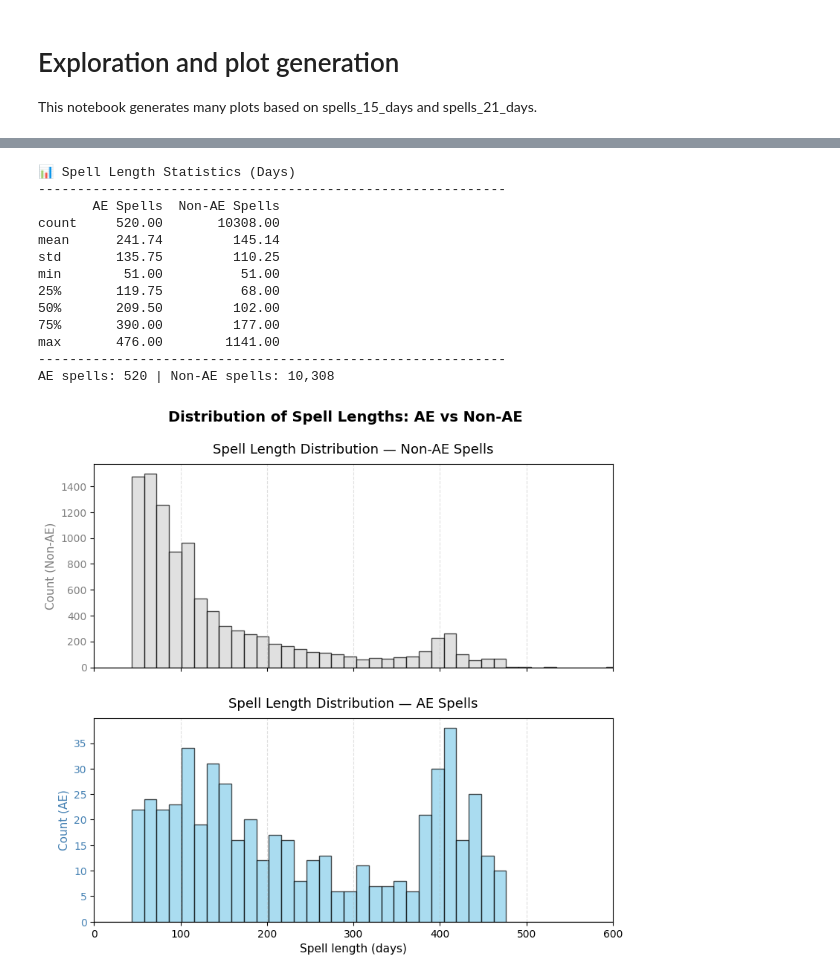
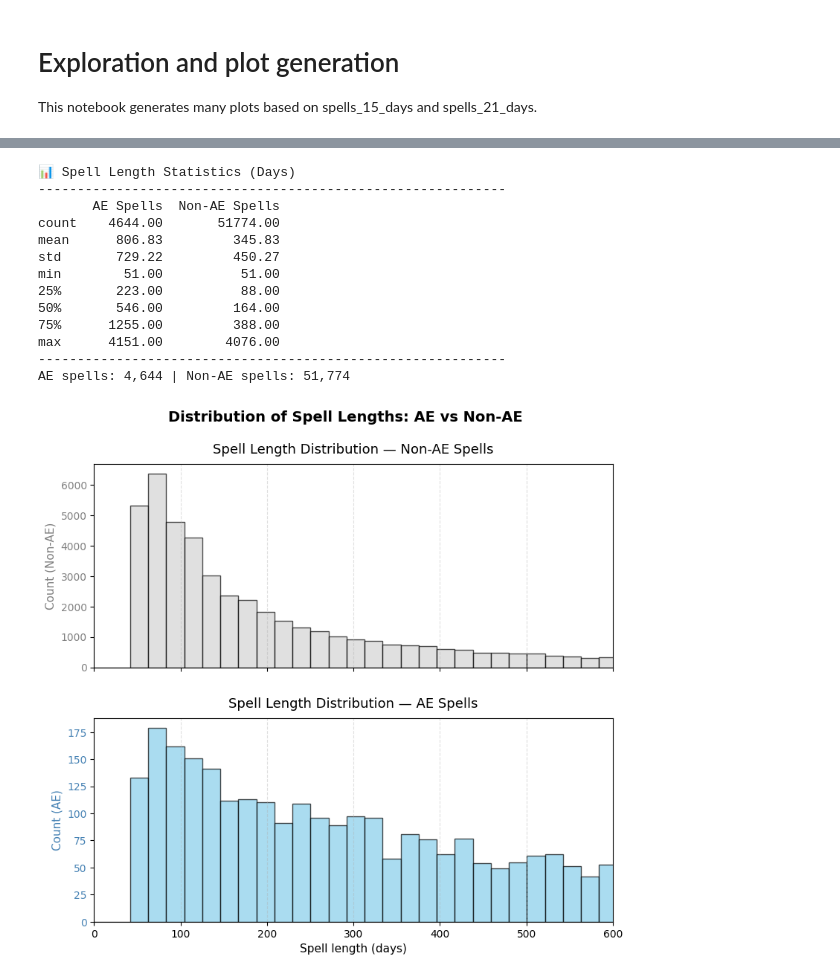
Before and after one commit to beni-1414/bmif204_claims_project, a Jupyter notebook: exploration.ipynb, the cells around one changed output, grey strips where cells are left out. Saved outputs shown, nothing was run; the diff lists cells and outputs as text; code cells hidden in the pictures.

Commit message:
feat: add more analysis to the notebook

```diff
--- a/exploration.ipynb
+++ b/exploration.ipynb
@@ -14,8 +14,15 @@ base = Path("/n/scratch/users/b/bef299/polypharmacy_project/")
 
 
 # --- Load data ---
-spells_15_days = pd.read_parquet(base / "spells_with_labels_15_days.parquet")
-rx_fills = pd.read_parquet(base / "rx_fills.parquet")
-demographics = pd.read_parquet(base / "demographics.parquet")
+suffix = "_sample1M"
+suffix = "_opioid" + suffix
+spells_15_days = pd.read_parquet(base / f"spells_with_labels_15_days{suffix}.parquet")
+rx_fills = pd.read_parquet(base / f"rx_fills{suffix}.parquet")
+demographics = pd.read_parquet(base / f"demographics{suffix}.parquet")
+try:
+    drug_changes = pd.read_parquet(base / f"drug_changes_21_days{suffix}.parquet")
+except FileNotFoundError:
+    print("Drug changes file not found.")
+    drug_changes = pd.DataFrame()
 
-spells_21_days = pd.read_parquet(base / "spells_with_labels_21_days.parquet")
+spells_21_days = pd.read_parquet(base / f"spells_with_labels_21_days{suffix}.parquet")
@@ -39,6 +108,10 @@ print("-" * 60)
 print(f"{'15-day extension':<20}{total_15:>15,}{one_15:>15,}{pct_15:>9.2f}%")
 print(f"{'21-day extension':<20}{total_21:>15,}{one_21:>15,}{pct_21:>9.2f}%")
 print("-" * 60)
+
+# Keep only the one-per-patient spells for further analysis
+spells_15_days = spells_15_days.drop_duplicates(subset=["MemberUID"], keep="first")
+spells_21_days = spells_21_days.drop_duplicates(subset=["MemberUID"], keep="first")
 # %% [output]
 📊 Spell Summary Comparison
 ------------------------------------------------------------
@@ -124,6 +197,25 @@ removed_summary = (
 
 print("\n📊 AEs Removed by Exclusion Pattern:")
 print(removed_summary.to_string(index=False))
+
+# --- ✅ Replace AE data in spells_21_days to fully reflect exclusions ---
+ae_update = ae_spells[["MemberUID", "spell_id", "ae_codes", "had_ae"]].copy()
+
+# Merge AE updates back in, defaulting to no AE if missing
+spells_21_days = (
+    spells_21_days
+    .merge(ae_update, on=["MemberUID", "spell_id"], how="left", suffixes=("", "_new"))
+    .assign(
+        had_ae=lambda df: df["had_ae_new"].fillna(False),
+        ae_codes=lambda df: df.apply(
+            lambda r: r["ae_codes_new"]
+            if r["had_ae"] and isinstance(r["ae_codes_new"], (list, np.ndarray))
+            else np.array([], dtype=object),
+            axis=1
+        )
+    )
+    .drop(columns=["had_ae_new", "ae_codes_new"], errors="ignore")
+)
 # %% [output]
 📊 Adverse Event Summary (Before Exclusion List)
 ----------------------------------------------------------------------
@@ -260,7 +352,7 @@ print("-" * 60)
 print(f"AE spells: {len(ae_group):,} | Non-AE spells: {len(non_ae_group):,}")
 
 fig, (ax1, ax2) = plt.subplots(2, 1, figsize=(9, 8), sharex=True, gridspec_kw={"hspace": 0.25})
-bins = np.linspace(0, max(spells_21_days["spell_length_days"]), 80)
+bins = np.linspace(0, max(spells_21_days["spell_length_days"]), 200)
 
 # --- Top plot: Non-AE group ---
 ax1.hist(
@@ -282,39 +374,39 @@ ax2.set_xlabel("Spell length (days)", fontsize=11)
 ax2.set_ylabel("Count (AE)", color="steelblue", fontsize=11)
 ax2.tick_params(axis="y", labelcolor="steelblue")
 ax2.grid(axis="x", linestyle="--", alpha=0.4)
 
 # --- Shared layout adjustments ---
 plt.xlim(0, 600)
 plt.suptitle("Distribution of Spell Lengths: AE vs Non-AE", fontsize=14, fontweight="bold", y=0.97)
 plt.tight_layout(rect=[0, 0, 1, 0.96])
 plt.show()
 
 # --- 🎨 Boxplot comparison ---
 plt.figure(figsize=(7, 5))
 plt.boxplot(
     [non_ae_group["spell_length_days"].dropna(), ae_group["spell_length_days"].dropna()],
     tick_labels=["Non-AE", "AE"],
     patch_artist=True,
     boxprops=dict(facecolor="lightgray", color="black"),
     medianprops=dict(color="red", linewidth=2)
 )
 plt.title("Spell Length Comparison (AE vs Non-AE)", fontsize=13)
 plt.ylabel("Spell length (days)", fontsize=11)
 plt.grid(alpha=0.3, axis="y")
 plt.tight_layout()
 plt.show()
 # %% [output]
 📊 Spell Length Statistics (Days)
 ------------------------------------------------------------
        AE Spells  Non-AE Spells
-count     520.00       10308.00
-mean      241.74         145.14
-std       135.75         110.25
+count    4644.00       51774.00
+mean      806.83         345.83
+std       729.22         450.27
 min        51.00          51.00
-25%       119.75          68.00
-50%       209.50         102.00
-75%       390.00         177.00
-max       476.00        1141.00
+25%       223.00          88.00
+50%       546.00         164.00
+75%      1255.00         388.00
+max      4151.00        4076.00
 ------------------------------------------------------------
-AE spells: 520 | Non-AE spells: 10,308
+AE spells: 4,644 | Non-AE spells: 51,774
-[figure, old version]
+[figure, new version]
```
Also changed, not shown: parts of 10 cells of this notebook.
